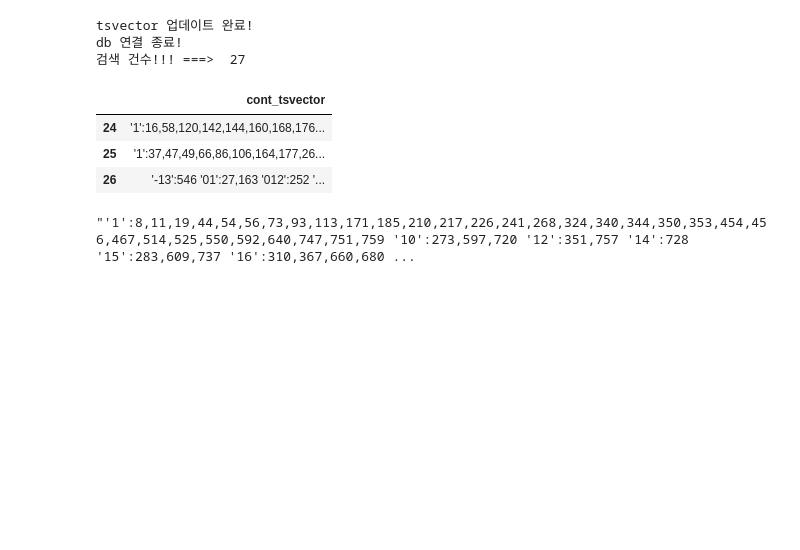
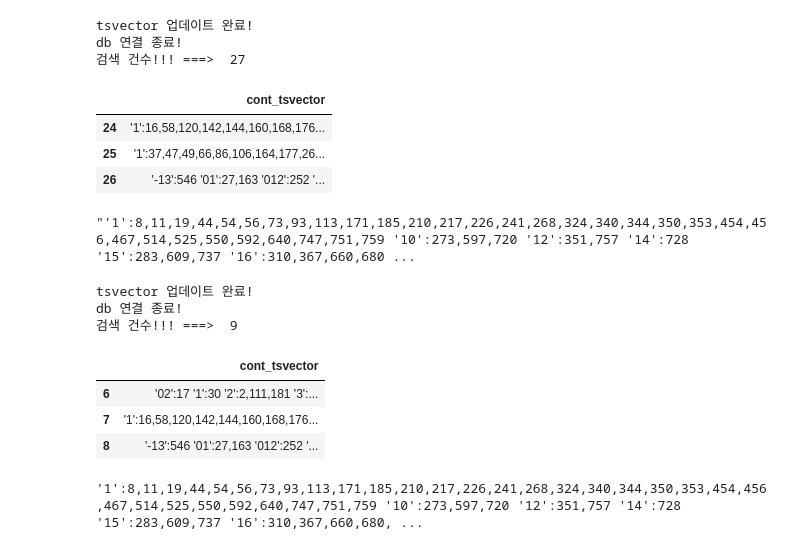
Before and after one commit to GitRani/adaptive-rag-public, a Jupyter notebook: unit_test/keyword_data_insert.ipynb, the cells around one changed output. Saved outputs shown, nothing was run; the diff lists cells and outputs as text; code cells hidden in the pictures; blank space fills up the shorter version.

```diff
--- a/unit_test/keyword_data_insert.ipynb
+++ b/unit_test/keyword_data_insert.ipynb
@@ -580,3 +580,65 @@ list(tsvector_search_result['cont_tsvector'])[0]
 "'1':8,11,19,44,54,56,73,93,113,171,185,210,217,226,241,268,324,340,344,350,353,454,456,467,514,525,550,592,640,747,751,759 '10':273,597,720 '12':351,757 '14':728 '15':283,609,737 '16':310,367,660,680 ...
 # %%
 # 사용자의 쿼리가 들어갈 때
+# 필자 생각으로는 좀 그렇다.. 차라리 질문을 형태소 분석 시켜서 의미 있는 단어를 and 시키면 어떨까 생각을 해봄
+user_query = "동물 보호"
+query_condition = ' & '.join(user_query.split())
+
+# 특정 키워드로 입력하여 필터링 검색
+conn = psycopg2.connect(
+        dbname=POSTGRE_DB_NAME,
+        user=POSTGRE_DB_USER,
+        host=POSTGRE_DB_HOST,
+        port=POSTGRE_DB_PORT,
+        password=POSTGRE_DB_PASSWORD
+    )
+
+
+search_tsvector_sql = '''
+SELECT cont_tsvector
+FROM tragfile0102
+WHERE cont_tsvector @@ to_tsquery('korean', %s);
+'''
+
+try:
+    # 비밀번호 없이 연결
+    with conn.cursor() as cursor:
+        cursor = conn.cursor()
+
+        # 두번째 인자를 튜플로 받아야 함.
+        cursor.execute(search_tsvector_sql, (query_condition,))
+        print('tsvector 업데이트 완료!')
+
+        result = cursor.fetchall()
+
+        # 컬럼명 가져오기
+        columns = [desc[0] for desc in cursor.description]
+
+        # 데이터프레임 변환
+        tsvector_search_result = pd.DataFrame(result, columns=columns)
+
+        # 변경사항 커밋
+        conn.commit()
+
+except Exception as e:
+    print(f"Error: {e}")
+    conn.rollback()
+
+finally:
+    conn.close()
+    print('db 연결 종료!')
+
+print('검색 건수!!! ===> ', len(tsvector_search_result))
+tsvector_search_result.tail(3)
+# %% [output]
+tsvector 업데이트 완료!
+db 연결 종료!
+검색 건수!!! ===>  9
+|  | cont_tsvector |
+| 6 | '02':17 '1':30 '2':2,111,181 '3':... |
+| 7 | '1':16,58,120,142,144,160,168,176... |
+| 8 | '-13':546 '01':27,163 '012':252 '... |
+# %%
+print(tsvector_search_result['cont_tsvector'][0])
+# %% [output]
+'1':8,11,19,44,54,56,73,93,113,171,185,210,217,226,241,268,324,340,344,350,353,454,456,467,514,525,550,592,640,747,751,759 '10':273,597,720 '12':351,757 '14':728 '15':283,609,737 '16':310,367,660,680, ...
```
Also changed, not shown: parts of 2 cells of this notebook, 1 other file.
